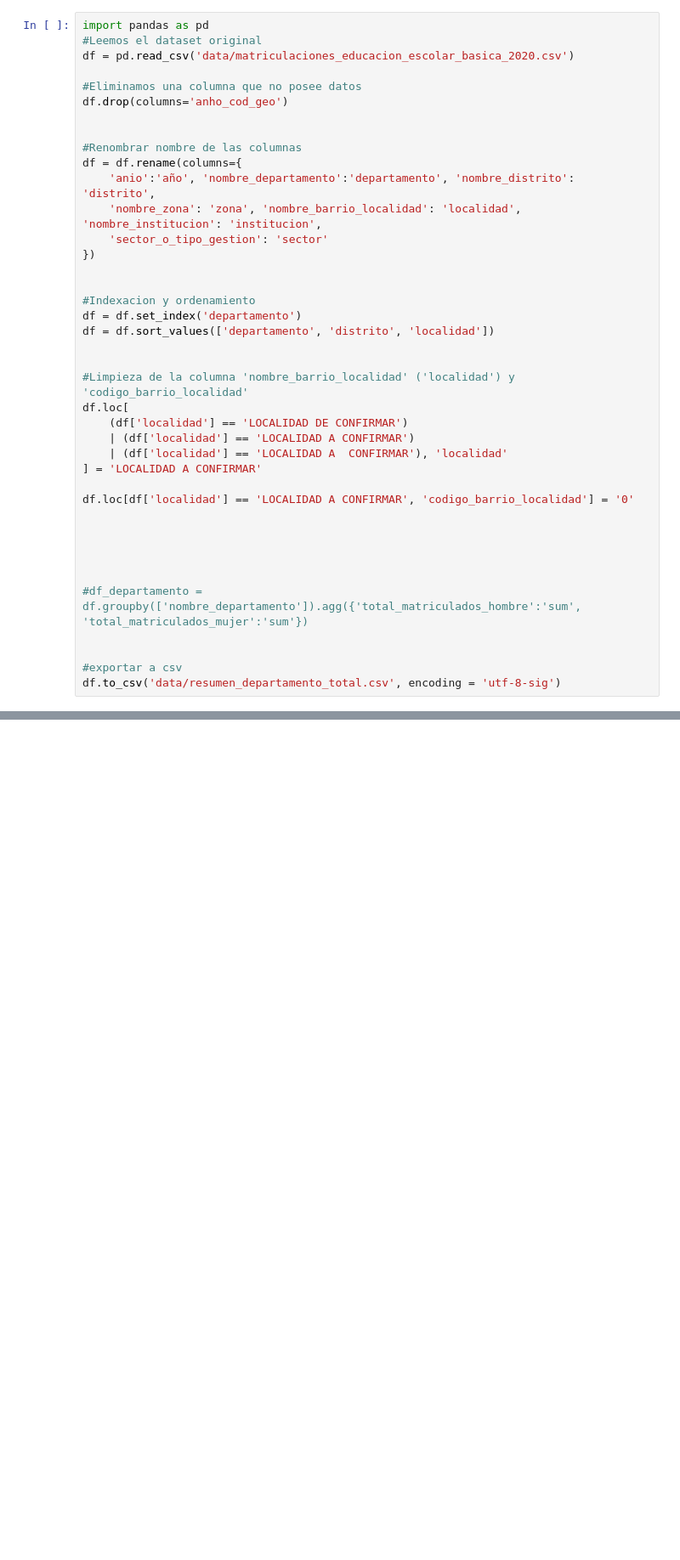
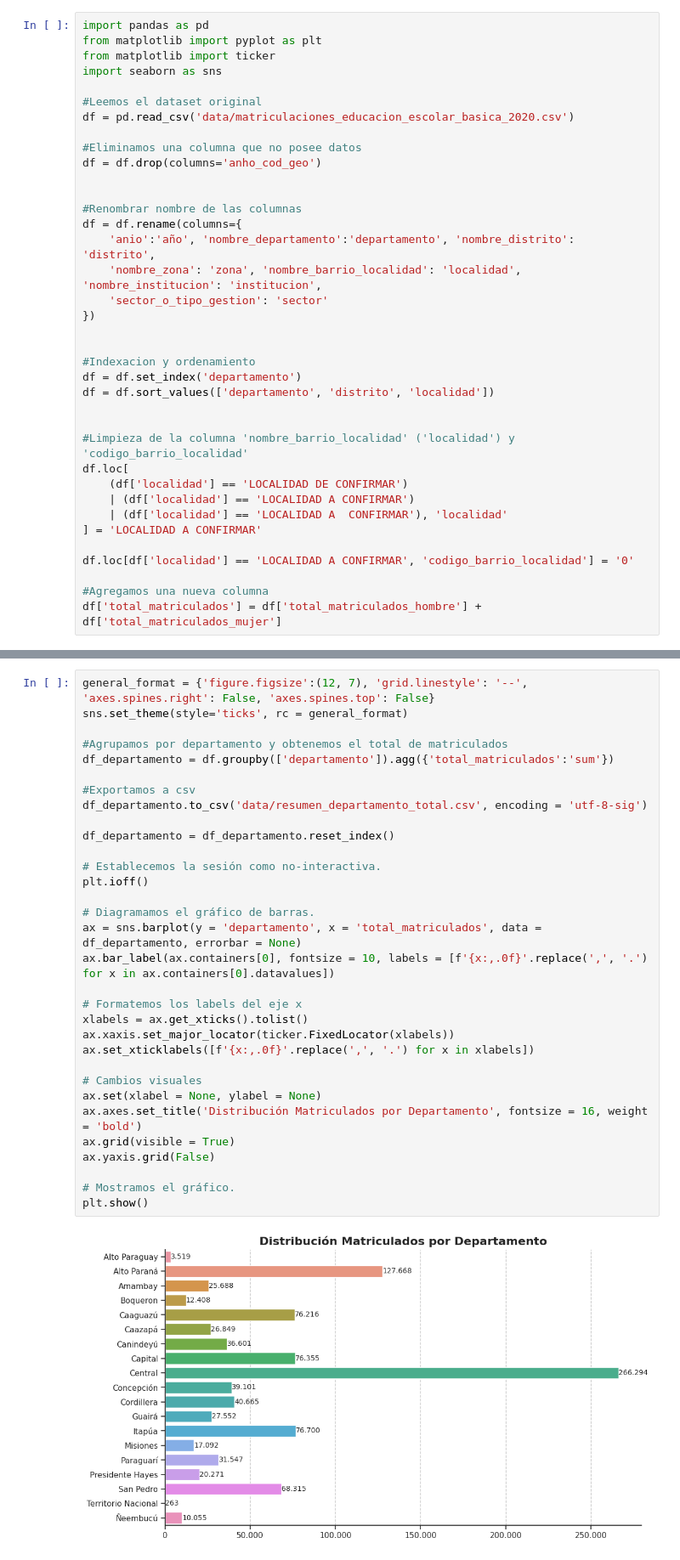
Before and after one commit to richardchena/diplomado_python, a Jupyter notebook: proyecto_final.ipynb, the cells around one changed output, grey strips where cells are left out. Shown: that part at 85% size. Saved outputs shown, nothing was run; the diff lists cells and outputs as text; blank space fills up the shorter version.

```diff
--- a/proyecto_final.ipynb
+++ b/proyecto_final.ipynb
@@ -1,10 +5,14 @@
 # %%
 import pandas as pd
+from matplotlib import pyplot as plt
+from matplotlib import ticker
+import seaborn as sns
+
 #Leemos el dataset original
 df = pd.read_csv('data/matriculaciones_educacion_escolar_basica_2020.csv')
 
 #Eliminamos una columna que no posee datos
-df.drop(columns='anho_cod_geo')
+df = df.drop(columns='anho_cod_geo')
 
 
 #Renombrar nombre de las columnas
@@ -29,12 +37,5 @@ df.loc[
 
 df.loc[df['localidad'] == 'LOCALIDAD A CONFIRMAR', 'codigo_barrio_localidad'] = '0'
 
-
-
-
-
-#df_departamento = df.groupby(['nombre_departamento']).agg({'total_matriculados_hombre':'sum', 'total_matriculados_mujer':'sum'})
-
-
-#exportar a csv
-df.to_csv('data/resumen_departamento_total.csv', encoding = 'utf-8-sig')
+#Agregamos una nueva columna
+df['total_matriculados'] = df['total_matriculados_hombre'] + df['total_matriculados_mujer']
@@ -40,0 +45,34 @@ df.to_csv('data/resumen_departamento_total.csv', encoding = 'utf-8-sig')
+# %%
+general_format = {'figure.figsize':(12, 7), 'grid.linestyle': '--', 'axes.spines.right': False, 'axes.spines.top': False}
+sns.set_theme(style='ticks', rc = general_format)
+
+#Agrupamos por departamento y obtenemos el total de matriculados
+df_departamento = df.groupby(['departamento']).agg({'total_matriculados':'sum'})
+
+#Exportamos a csv
+df_departamento.to_csv('data/resumen_departamento_total.csv', encoding = 'utf-8-sig')
+
+df_departamento = df_departamento.reset_index()
+
+# Establecemos la sesión como no-interactiva.
+plt.ioff()
+
+# Diagramamos el gráfico de barras.
+ax = sns.barplot(y = 'departamento', x = 'total_matriculados', data = df_departamento, errorbar = None)
+ax.bar_label(ax.containers[0], fontsize = 10, labels = [f'{x:,.0f}'.replace(',', '.') for x in ax.containers[0].datavalues])
+
+# Formatemos los labels del eje x
+xlabels = ax.get_xticks().tolist()
+ax.xaxis.set_major_locator(ticker.FixedLocator(xlabels))
+ax.set_xticklabels([f'{x:,.0f}'.replace(',', '.') for x in xlabels])
+
+# Cambios visuales
+ax.set(xlabel = None, ylabel = None)
+ax.axes.set_title('Distribución Matriculados por Departamento', fontsize = 16, weight = 'bold')
+ax.grid(visible = True)
+ax.yaxis.grid(False)
+
+# Mostramos el gráfico.
+plt.show()
+# %% [output]
+[figure, added]
```
Also changed, not shown: parts of 10 cells of this notebook, 1 other file.
